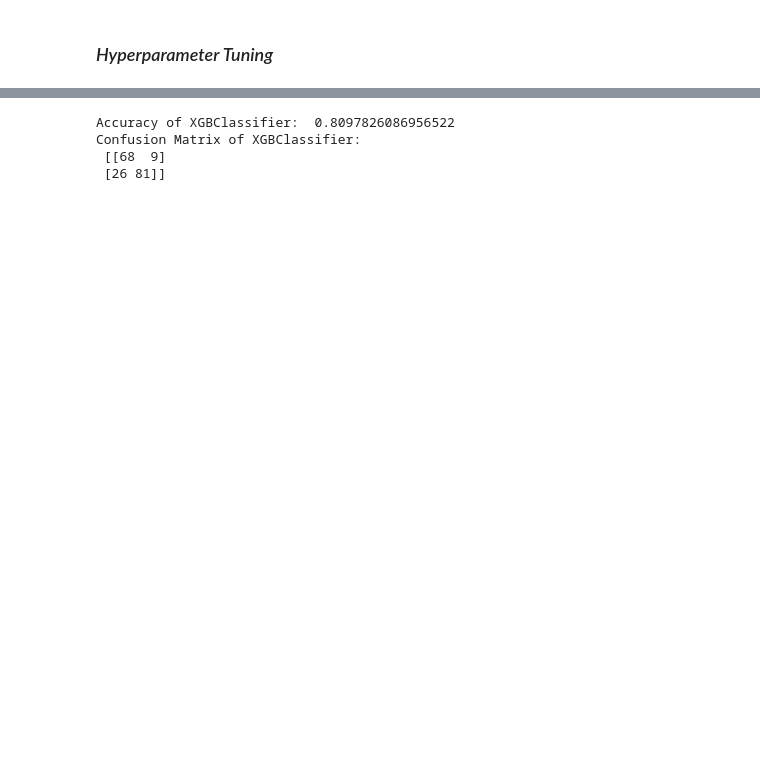
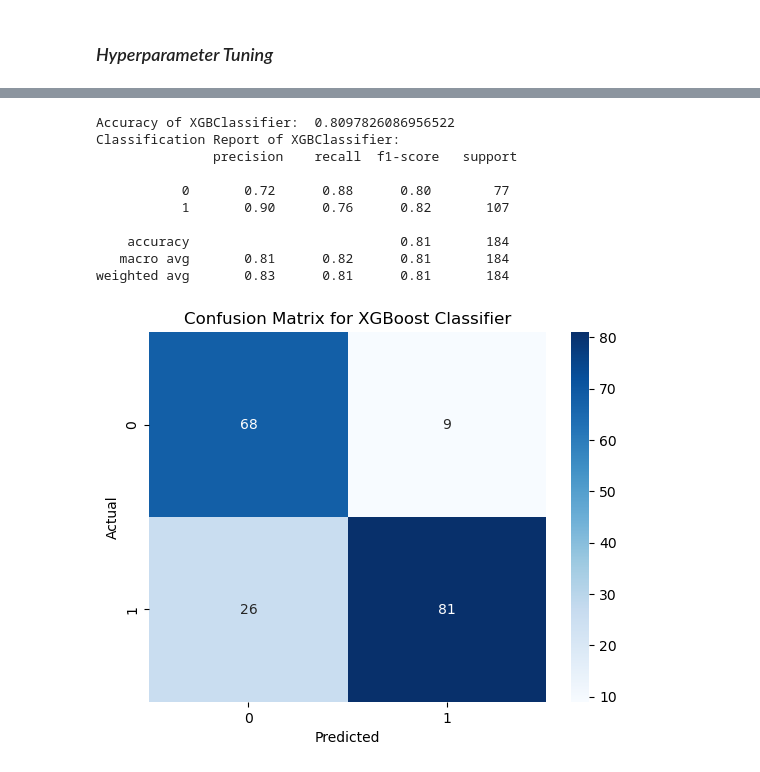
Before and after one commit to Saimehtre18/Heart_Failure_Prediction, a Jupyter notebook: model.ipynb, the cells around one changed output, grey strips where cells are left out. Drawn from its saved outputs; the diff is of its cells as text; code cells hidden in the pictures; blank space fills up the shorter version.

```diff
--- a/model.ipynb
+++ b/model.ipynb
@@ -416,14 +435,29 @@ XB=XGBClassifier()
 XB.fit(X_train,y_train)
 y_pred=XB.predict(X_test)
 # %%
-from sklearn.metrics import accuracy_score, confusion_matrix
+from sklearn.metrics import accuracy_score, confusion_matrix,classification_report
 
 accuracy_score_LR=accuracy_score(y_test,y_pred)
-confusion_matrix_LR=confusion_matrix(y_test,y_pred)
+# confusion_matrix_LR=confusion_matrix(y_test,y_pred)
 print("Accuracy of XGBClassifier: ",accuracy_score_LR)
-print("Confusion Matrix of XGBClassifier: \n",confusion_matrix_LR)
+print("Classification Report of XGBClassifier: \n",classification_report(y_test,y_pred))
+# print("Confusion Matrix of XGBClassifier: \n",confusion_matrix_LR)
+
+cm=confusion_matrix(y_test, y_pred)
+sns.heatmap(cm, annot=True, fmt='d', cmap='Blues')
+plt.xlabel('Predicted')
+plt.ylabel('Actual')
+plt.title('Confusion Matrix for XGBoost Classifier')
+plt.show()
 # %% [output]
 Accuracy of XGBClassifier:  0.8097826086956522
-Confusion Matrix of XGBClassifier:
- [[68  9]
- [26 81]]
+Classification Report of XGBClassifier:
+               precision    recall  f1-score   support
+
+           0       0.72      0.88      0.80        77
+           1       0.90      0.76      0.82       107
+
+    accuracy                           0.81       184
+   macro avg       0.81      0.82      0.81       184
+weighted avg       0.83      0.81      0.81       184
+[figure, added]
```
Also changed, not shown: parts of 10 cells of this notebook.
